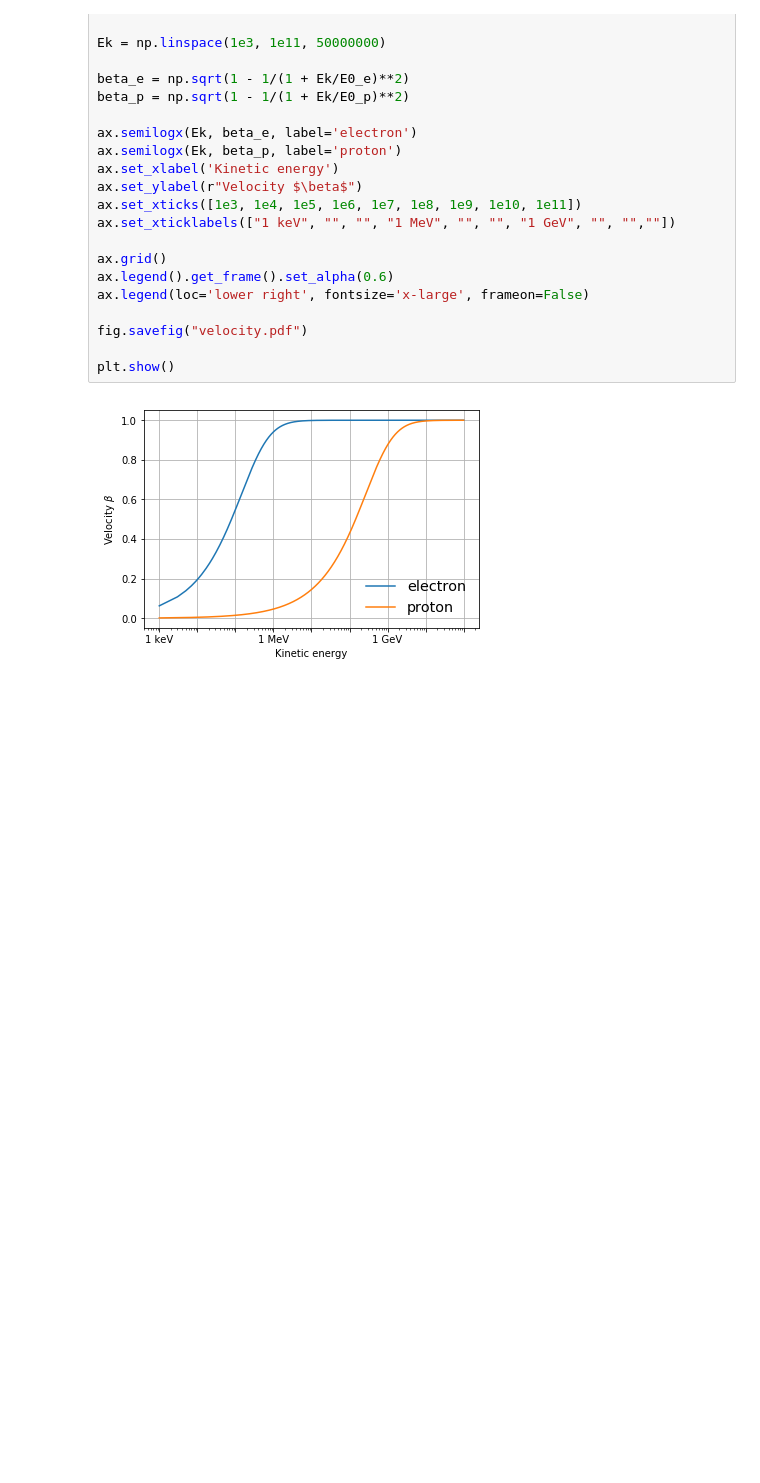
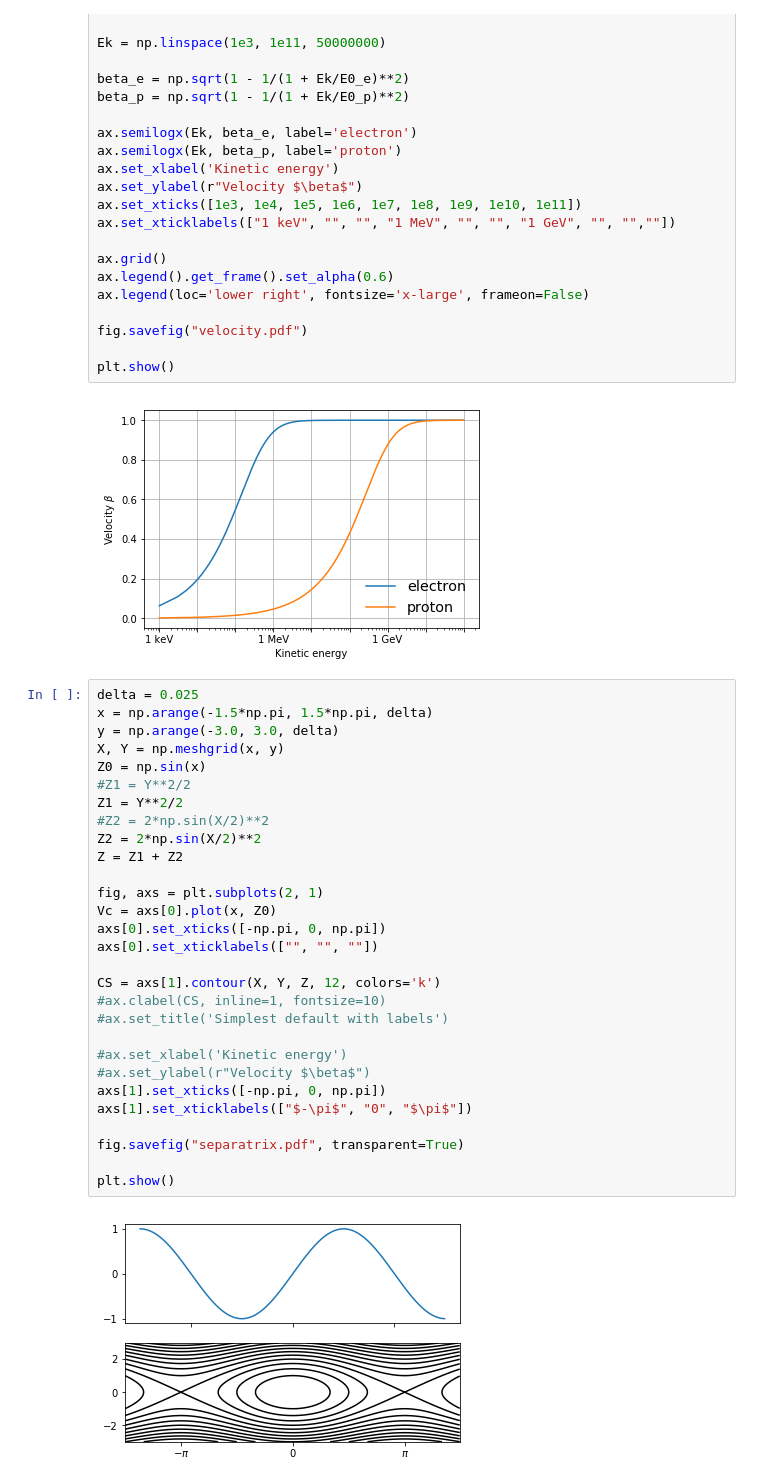
Before and after one commit to esuwaishi/IRoHa, a Jupyter notebook: IRoHa.ipynb, the cells around one changed output. Drawn from its saved outputs; the diff is of its cells as text; blank space fills up the shorter version.

```diff
--- a/IRoHa.ipynb
+++ b/IRoHa.ipynb
@@ -30,3 +30,34 @@ fig.savefig("velocity.pdf")
 plt.show()
 # %% [output]
 [figure]
+# %%
+delta = 0.025
+x = np.arange(-1.5*np.pi, 1.5*np.pi, delta)
+y = np.arange(-3.0, 3.0, delta)
+X, Y = np.meshgrid(x, y)
+Z0 = np.sin(x)
+#Z1 = Y**2/2
+Z1 = Y**2/2
+#Z2 = 2*np.sin(X/2)**2
+Z2 = 2*np.sin(X/2)**2
+Z = Z1 + Z2
+
+fig, axs = plt.subplots(2, 1)
+Vc = axs[0].plot(x, Z0)
+axs[0].set_xticks([-np.pi, 0, np.pi])
+axs[0].set_xticklabels(["", "", ""])
+
+CS = axs[1].contour(X, Y, Z, 12, colors='k')
+#ax.clabel(CS, inline=1, fontsize=10)
+#ax.set_title('Simplest default with labels')
+
+#ax.set_xlabel('Kinetic energy')
+#ax.set_ylabel(r"Velocity $\beta$")
+axs[1].set_xticks([-np.pi, 0, np.pi])
+axs[1].set_xticklabels(["$-\pi$", "0", "$\pi$"])
+
+fig.savefig("separatrix.pdf", transparent=True)
+
+plt.show()
+# %% [output]
+[figure, added]
```
Also changed, not shown: 6 other files.
